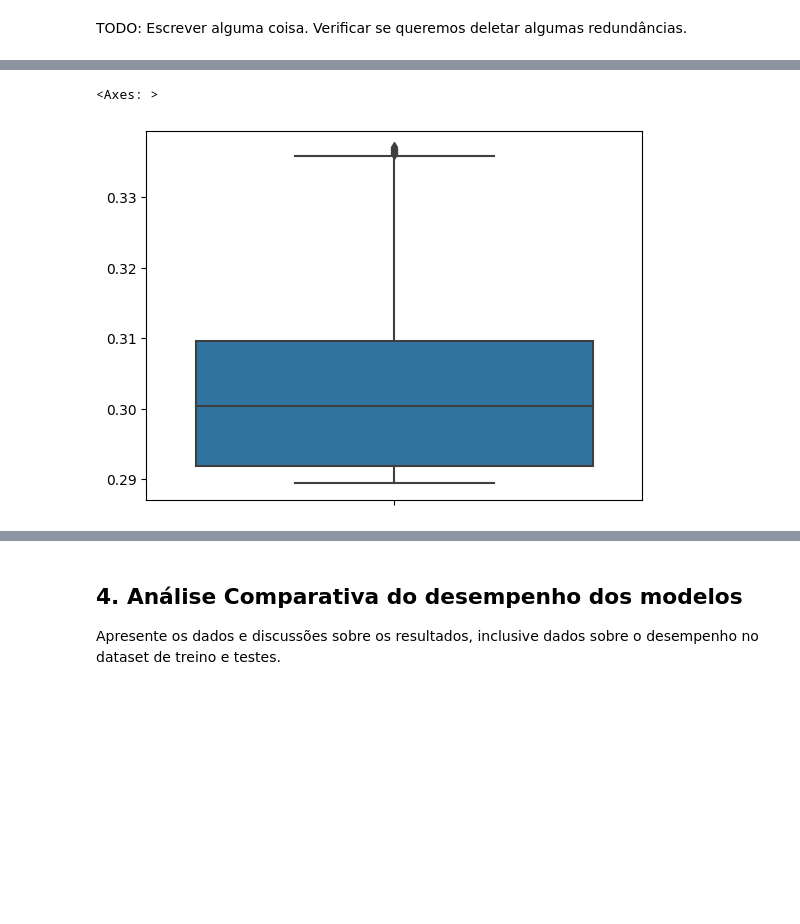
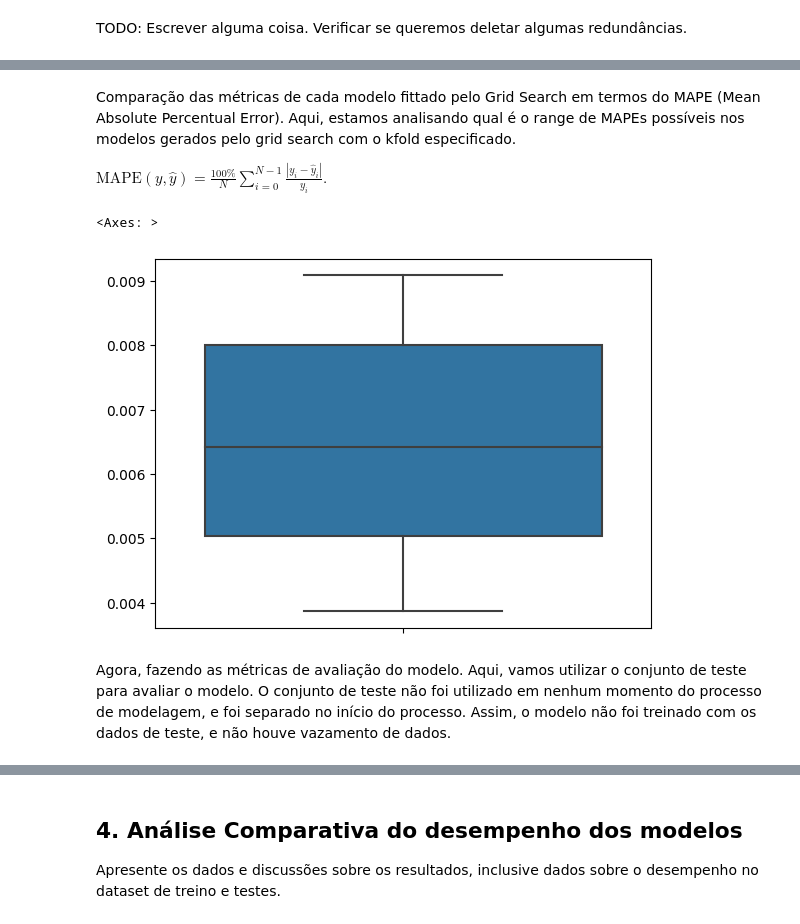
Before and after one commit to kowalks/cmc13-exame, a Jupyter notebook: exame.ipynb, the cells around one changed output, grey strips where cells are left out. Cells and saved outputs as stored; diff of their text form; code cells hidden in the pictures; blank space fills up the shorter version.

```diff
--- a/exame.ipynb
+++ b/exame.ipynb
@@ -274,7 +278,7 @@ Descrever procedimentos realizados para concluir esta tarefa.
 # %%
-n_estimators = [int(x) for x in np.linspace(start = 200, stop = 2000, num = 5)]
+n_estimators = [int(x) for x in np.linspace(start = 200, stop = 1000, num = 5)]
 # Number of features to consider at every split
-max_features = ['auto', 'sqrt']
+max_features = ['log2', 'sqrt']
 # Maximum number of levels in tree
 # max_depth = [int(x) for x in np.linspace(10, 110, num = 11)]
 # max_depth.append(None)
@@ -298,22 +304,21 @@ print(random_grid)
 # %%
 from sklearn.pipeline import Pipeline
 from sklearn.model_selection import GridSearchCV
+
 # for feature engineering
 from feature_engine import imputation as mdi
-from feature_engine import discretisation as dsc
 from feature_engine import encoding as ce
 from sklearn import metrics
 from sklearn.ensemble import RandomForestRegressor
-RF_pipeline = Pipeline([('imputer_cat',
-     mdi.CategoricalImputer(variables='Location')),
 
-    ('encoder_rare_label',
-     ce.RareLabelEncoder(tol=0.01,
-                                    n_categories=2,
-                                    variables=category_columns)),
-    ('categorical_encoder',
-     ce.OneHotEncoder(variables=category_columns)),
-
+# Imputação de valores faltantes em variáveis categóricas
+RF_pipeline = Pipeline([
+    # Imputação da variável categórica Location
+    ('imputer_cat', mdi.CategoricalImputer(variables='Location')),
+    # Encoding de labels raras
+    ('encoder_rare_label', ce.RareLabelEncoder(tol=0.01, n_categories=2, variables=category_columns)),
+    # Encoding de variáveis categóricas (One-Hot)
+    ('categorical_encoder', ce.OneHotEncoder(variables=category_columns)),
     # Random Forest Regressor
     ('RF', RandomForestRegressor(random_state=23))
 ])
@@ -320,8 +327,8 @@ RF_pipeline = Pipeline([('imputer_cat',
 # %%
-from sklearn.model_selection import StratifiedKFold
+from sklearn.model_selection import KFold
 from sklearn.metrics import accuracy_score, make_scorer
 score_method = {"MAPE":'neg_mean_absolute_percentage_error', "RMSE":"neg_root_mean_squared_error","R2":'r2'}
-scv = StratifiedKFold()
+scv = KFold()
 RF_grid_search = GridSearchCV(RF_pipeline,
                               param_grid = random_grid,
                               cv
@@ -359,32 +370,20 @@ RF_grid_search.best_params_
+# %% [markdown]
+Comparação das métricas de cada modelo fittado pelo Grid Search em termos do MAPE (Mean Absolute Percentual Error). Aqui, estamos analisando qual é o range de MAPEs possíveis nos modelos gerados pelo grid search com o kfold especificado.
+
+$\text{MAPE}(y, \hat{y}) = \frac{100\%}{N} \sum_{i=0}^{N - 1} \frac{|y_i - \hat{y}_i|}{y_i}.$
 # %%
 # Get the best estimator
 best_estimator = RF_grid_search.best_estimator_
 
 # Perform cross-validation and get the results
 cv_results = RF_grid_search.cv_results_
 
-# Extract the scores for each fold
-# mean_scores = [cv_results['mean_test_{}'.format(metric)] for metric in score_method.keys()]
-mean_scores = {"RMSE":
-               (-1)* cv_results['mean_test_RMSE'].mean(),
-               "MAPE":
-               (-1)* cv_results['mean_test_MAPE'].mean(),
-               "R2":
-               (-1)* cv_results['mean_test_R2'].mean(),
-               }
-std_scores = {"RMSE":
-               cv_results['std_test_RMSE'].mean(),
-               "MAPE":
-               cv_results['std_test_MAPE'].mean(),
-               "R2":
-               cv_results['std_test_R2'].mean(),
-               }
-params = cv_results['params']
+sns.boxplot(y=(-1)*cv_results['mean_test_MAPE'])
+# %% [output]
+<Axes: >
+[figure, added]
-# %%
-sns.boxplot(y=(-1)*cv_results['mean_test_MAPE'])
-# %% [output]
-<Axes: >
-[figure, removed]
+# %% [markdown]
+Agora, fazendo as métricas de avaliação do modelo. Aqui, vamos utilizar o conjunto de teste para avaliar o modelo. O conjunto de teste não foi utilizado em nenhum momento do processo de modelagem, e foi separado no início do processo. Assim, o modelo não foi treinado com os dados de teste, e não houve vazamento de dados.
 # %%
 best_random = RF_grid_search.best_estimator_
 predictions_rf = best_random.predict(X_test)
```
Also changed, not shown: parts of 38 cells of this notebook, 1 other file.
